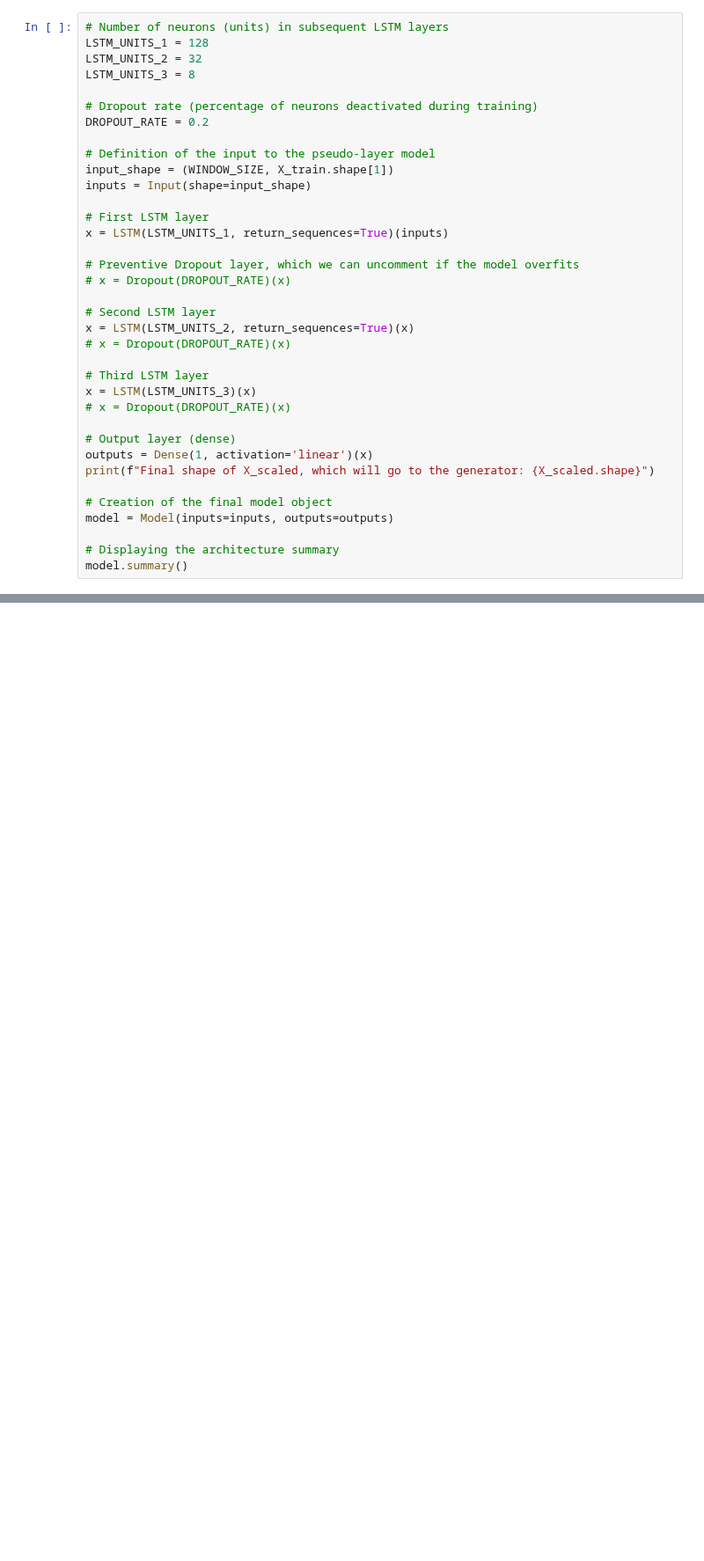
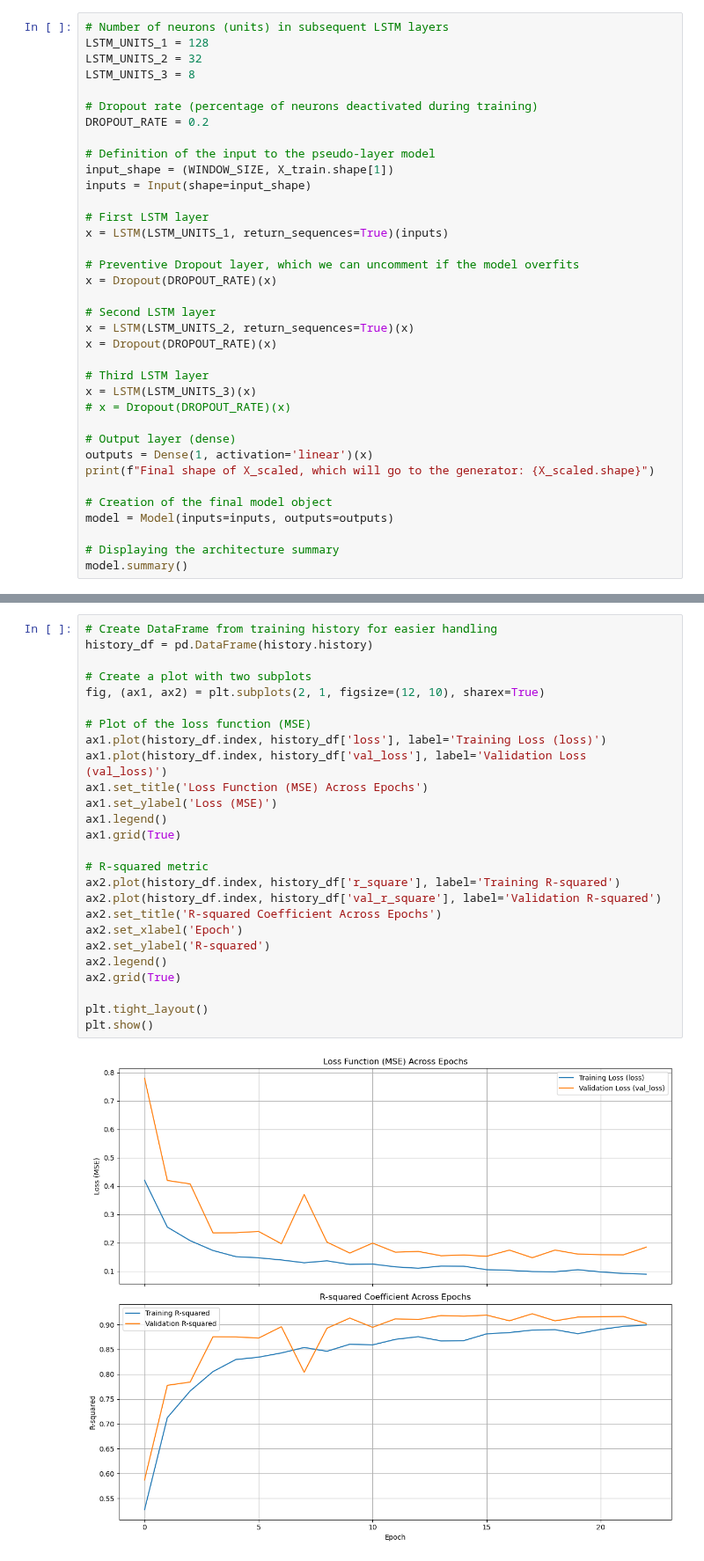
Before and after one commit to lukassso/python-mini-projects, a Jupyter notebook: machine-learning/ml_final_projects/03_air_pollution_forecasting.ipynb, the cells around one changed output, grey strips where cells are left out. Shown at 88% size. Drawn from its saved outputs; the diff is of its cells as text; blank space fills up the shorter version.

Commit message:
fp-airquality: Configure model, set up training, and visualize history

```diff
--- a/machine-learning/ml_final_projects/03_air_pollution_forecasting.ipynb
+++ b/machine-learning/ml_final_projects/03_air_pollution_forecasting.ipynb
@@ -394,11 +409,11 @@ inputs = Input(shape=input_shape)
 x = LSTM(LSTM_UNITS_1, return_sequences=True)(inputs)
 
 # Preventive Dropout layer, which we can uncomment if the model overfits
-# x = Dropout(DROPOUT_RATE)(x)
+x = Dropout(DROPOUT_RATE)(x)
 
 # Second LSTM layer
 x = LSTM(LSTM_UNITS_2, return_sequences=True)(x)
-# x = Dropout(DROPOUT_RATE)(x)
+x = Dropout(DROPOUT_RATE)(x)
 
 # Third LSTM layer
 x = LSTM(LSTM_UNITS_3)(x)
@@ -459,0 +561,28 @@ print(f"  - Metrics: {[m.name for m in metrics_to_track]}")
+# %%
+# Create DataFrame from training history for easier handling
+history_df = pd.DataFrame(history.history)
+
+# Create a plot with two subplots
+fig, (ax1, ax2) = plt.subplots(2, 1, figsize=(12, 10), sharex=True)
+
+# Plot of the loss function (MSE)
+ax1.plot(history_df.index, history_df['loss'], label='Training Loss (loss)')
+ax1.plot(history_df.index, history_df['val_loss'], label='Validation Loss (val_loss)')
+ax1.set_title('Loss Function (MSE) Across Epochs')
+ax1.set_ylabel('Loss (MSE)')
+ax1.legend()
+ax1.grid(True)
+
+# R-squared metric
+ax2.plot(history_df.index, history_df['r_square'], label='Training R-squared')
+ax2.plot(history_df.index, history_df['val_r_square'], label='Validation R-squared')
+ax2.set_title('R-squared Coefficient Across Epochs')
+ax2.set_xlabel('Epoch')
+ax2.set_ylabel('R-squared')
+ax2.legend()
+ax2.grid(True)
+
+plt.tight_layout()
+plt.show()
+# %% [output]
+[figure, added]
```
Also changed, not shown: parts of 4 cells of this notebook, 1 other file.
